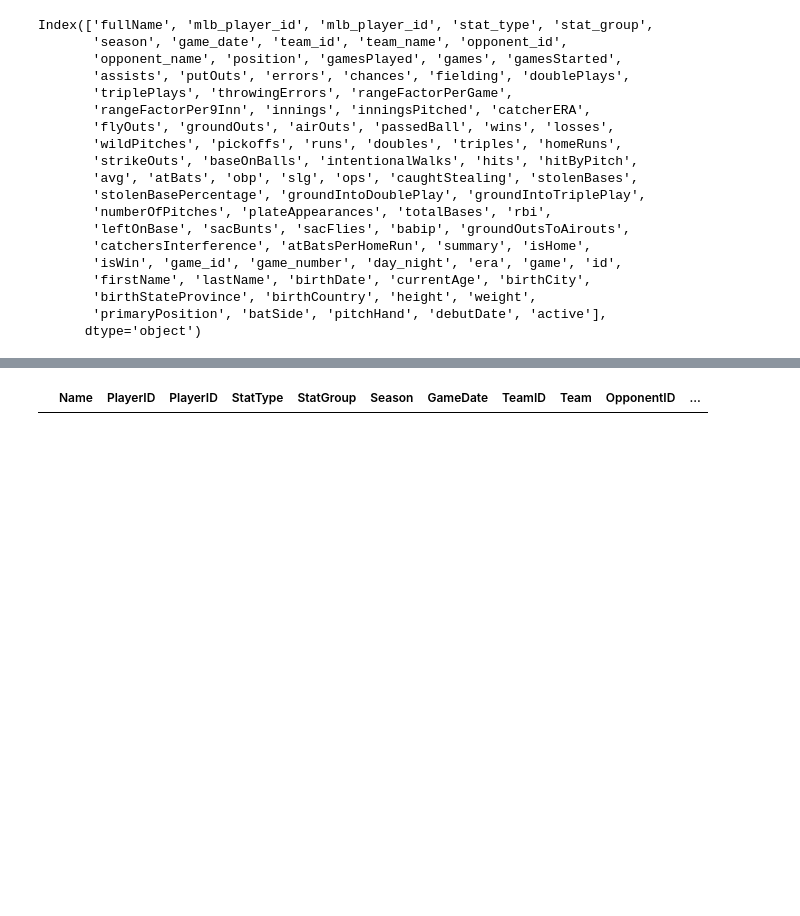
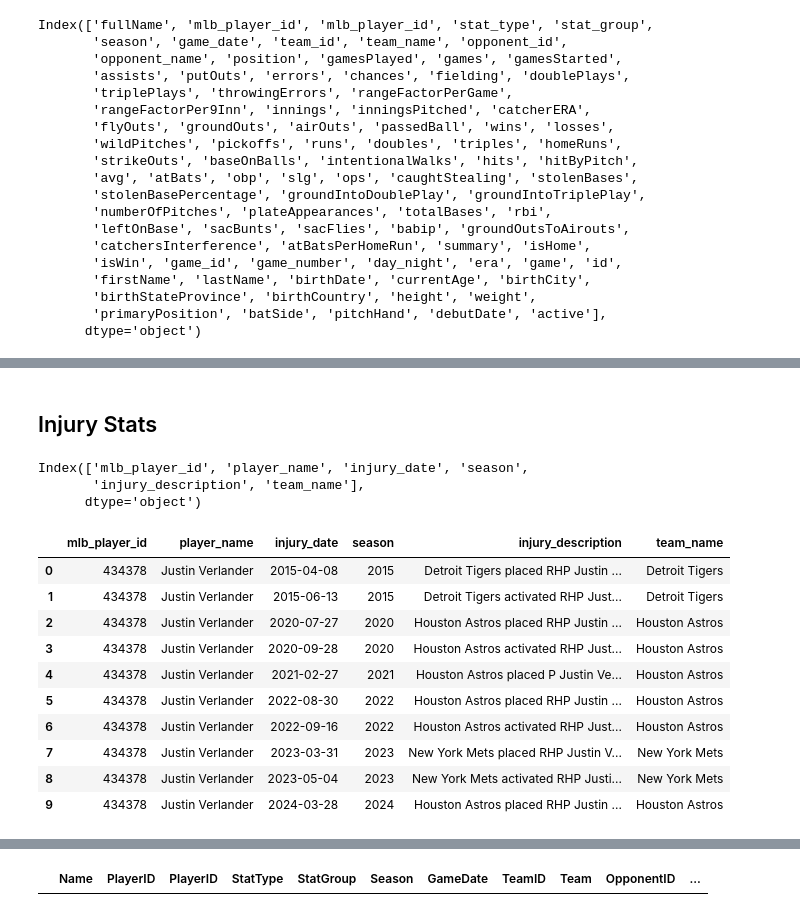
Before and after one commit to laniel123/MLB_Injury_Report, a Jupyter notebook: mlb/notebooks/Mlb_player_db.ipynb, the cells around one changed output, grey strips where cells are left out. Saved outputs shown, nothing was run; the diff lists cells and outputs as text; code cells hidden in the pictures; blank space fills up the shorter version.

```diff
--- a/mlb/notebooks/Mlb_player_db.ipynb
+++ b/mlb/notebooks/Mlb_player_db.ipynb
@@ -201,2 +207,4 @@ player_df.head(10)
 # %%
 player_df.to_csv('mlb_stats.csv', index=False)
+# %% [markdown]
+## Injury Stats
@@ -202,0 +213,20 @@ player_df.to_csv('mlb_stats.csv', index=False)
+# %%
+injury_stats.columns
+# %% [output]
+Index(['mlb_player_id', 'player_name', 'injury_date', 'season',
+       'injury_description', 'team_name'],
+      dtype='object')
+# %%
+injury_stats.head(10)
+# %% [output]
+|  | mlb_player_id | player_name | injury_date | season | injury_description | team_name |
+| 0 | 434378 | Justin Verlander | 2015-04-08 | 2015 | Detroit Tigers placed RHP Justin ... | Detroit Tigers |
+| 1 | 434378 | Justin Verlander | 2015-06-13 | 2015 | Detroit Tigers activated RHP Just... | Detroit Tigers |
+| 2 | 434378 | Justin Verlander | 2020-07-27 | 2020 | Houston Astros placed RHP Justin ... | Houston Astros |
+| 3 | 434378 | Justin Verlander | 2020-09-28 | 2020 | Houston Astros activated RHP Just... | Houston Astros |
+| 4 | 434378 | Justin Verlander | 2021-02-27 | 2021 | Houston Astros placed P Justin Ve... | Houston Astros |
+| 5 | 434378 | Justin Verlander | 2022-08-30 | 2022 | Houston Astros placed RHP Justin ... | Houston Astros |
+| 6 | 434378 | Justin Verlander | 2022-09-16 | 2022 | Houston Astros activated RHP Just... | Houston Astros |
+| 7 | 434378 | Justin Verlander | 2023-03-31 | 2023 | New York Mets placed RHP Justin V... | New York Mets |
+| 8 | 434378 | Justin Verlander | 2023-05-04 | 2023 | New York Mets activated RHP Justi... | New York Mets |
+| 9 | 434378 | Justin Verlander | 2024-03-28 | 2024 | Houston Astros placed RHP Justin ... | Houston Astros |
```
Also changed, not shown: parts of 9 cells of this notebook, 8 other files.
